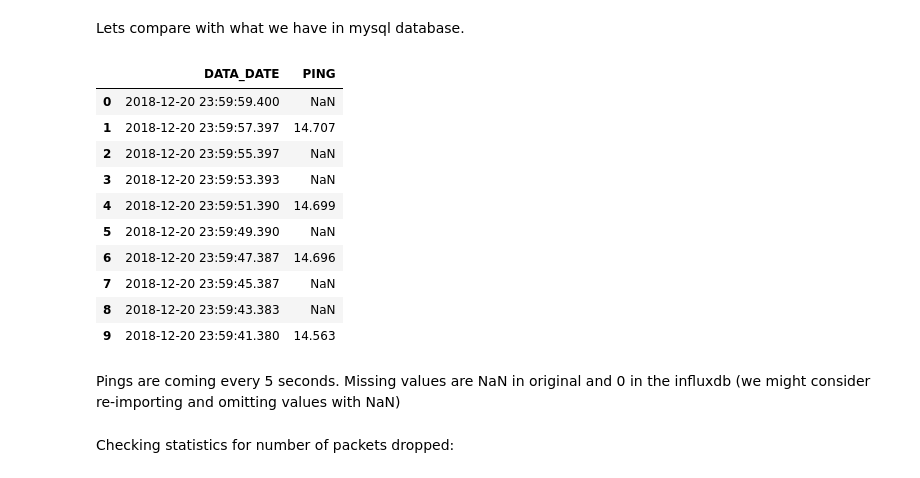
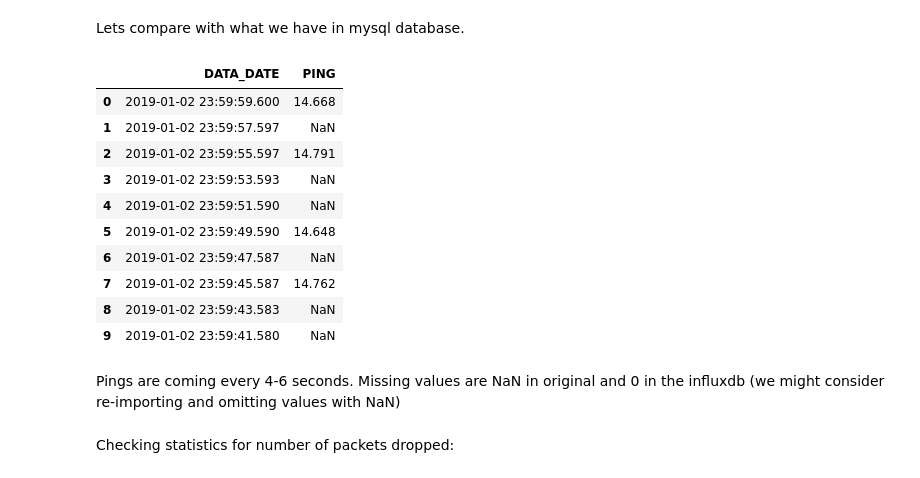
Before and after one commit to cybera/connectin, a Jupyter notebook: data_analysis/Ping_statistics.ipynb, the cells around one changed output. Cells and saved outputs as stored; diff of their text form; code cells hidden in the pictures.

Commit message:
updated ping statistics

```diff
--- a/data_analysis/Ping_statistics.ipynb
+++ b/data_analysis/Ping_statistics.ipynb
@@ -27,3 +30,6 @@ init_notebook_mode(connected=True)
+# %%
+with open('../credentials.json', 'r') as f_credentials:
+    credentials_config = json.load(f_credentials)
 # %% [markdown]
 Set up influxdb connection:
 # %%
@@ -92,25 +91,26 @@ Lets compare with what we have in mysql database.
 # %%
 import pyodbc
 import pandas as pd
-password='' #from 1Password!
+password=credentials_config['mssql_password']
+srv=credentials_config['mssql_host']
 cnxn = pyodbc.connect(driver='/usr/local/lib/libtdsodbc.so', server='198.62.164.54',port='1433', database='net_speed_md', uid='cybera_sql', pwd=password)
 sql = "SELECT TOP 10 DATA_DATE, PING FROM FCT_PI where sk_pi='3' ORDER BY DATA_DATE DESC;"
 data = pd.read_sql(sql,cnxn)
 data
 # %% [output]
 |  | DATA_DATE | PING |
-| 0 | 2018-12-20 23:59:59.400 | NaN |
-| 1 | 2018-12-20 23:59:57.397 | 14.707 |
-| 2 | 2018-12-20 23:59:55.397 | NaN |
-| 3 | 2018-12-20 23:59:53.393 | NaN |
-| 4 | 2018-12-20 23:59:51.390 | 14.699 |
-| 5 | 2018-12-20 23:59:49.390 | NaN |
-| 6 | 2018-12-20 23:59:47.387 | 14.696 |
-| 7 | 2018-12-20 23:59:45.387 | NaN |
-| 8 | 2018-12-20 23:59:43.383 | NaN |
-| 9 | 2018-12-20 23:59:41.380 | 14.563 |
+| 0 | 2019-01-02 23:59:59.600 | 14.668 |
+| 1 | 2019-01-02 23:59:57.597 | NaN |
+| 2 | 2019-01-02 23:59:55.597 | 14.791 |
+| 3 | 2019-01-02 23:59:53.593 | NaN |
+| 4 | 2019-01-02 23:59:51.590 | NaN |
+| 5 | 2019-01-02 23:59:49.590 | 14.648 |
+| 6 | 2019-01-02 23:59:47.587 | NaN |
+| 7 | 2019-01-02 23:59:45.587 | 14.762 |
+| 8 | 2019-01-02 23:59:43.583 | NaN |
+| 9 | 2019-01-02 23:59:41.580 | NaN |
 # %% [markdown]
-Pings are coming every 5 seconds. Missing values are NaN in original and 0 in the influxdb (we might consider re-importing and omitting values with NaN)
+Pings are coming every 4-6 seconds. Missing values are NaN in original and 0 in the influxdb (we might consider re-importing and omitting values with NaN)
 # %% [markdown]
 Checking statistics for number of packets dropped:
 # %%
```
Also changed, not shown: parts of 50 cells of this notebook.
